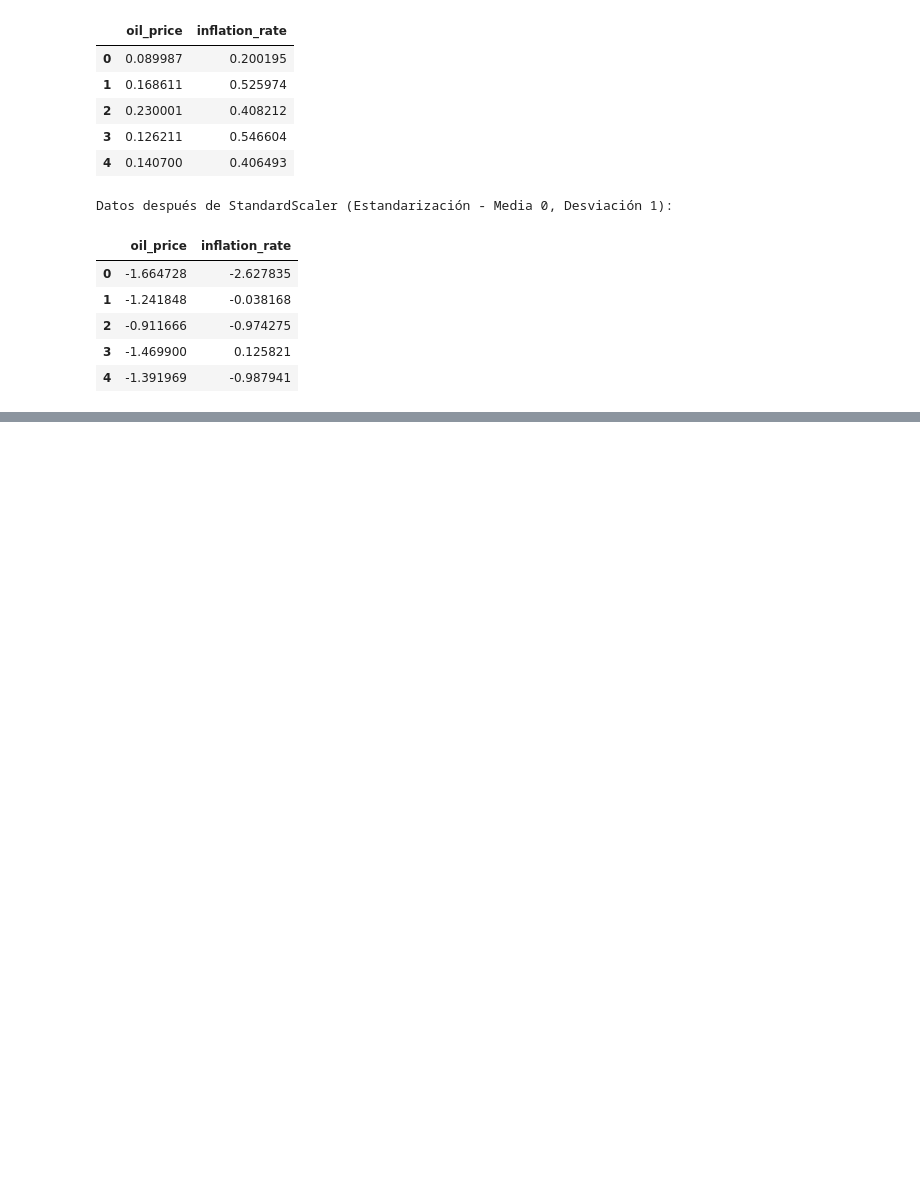
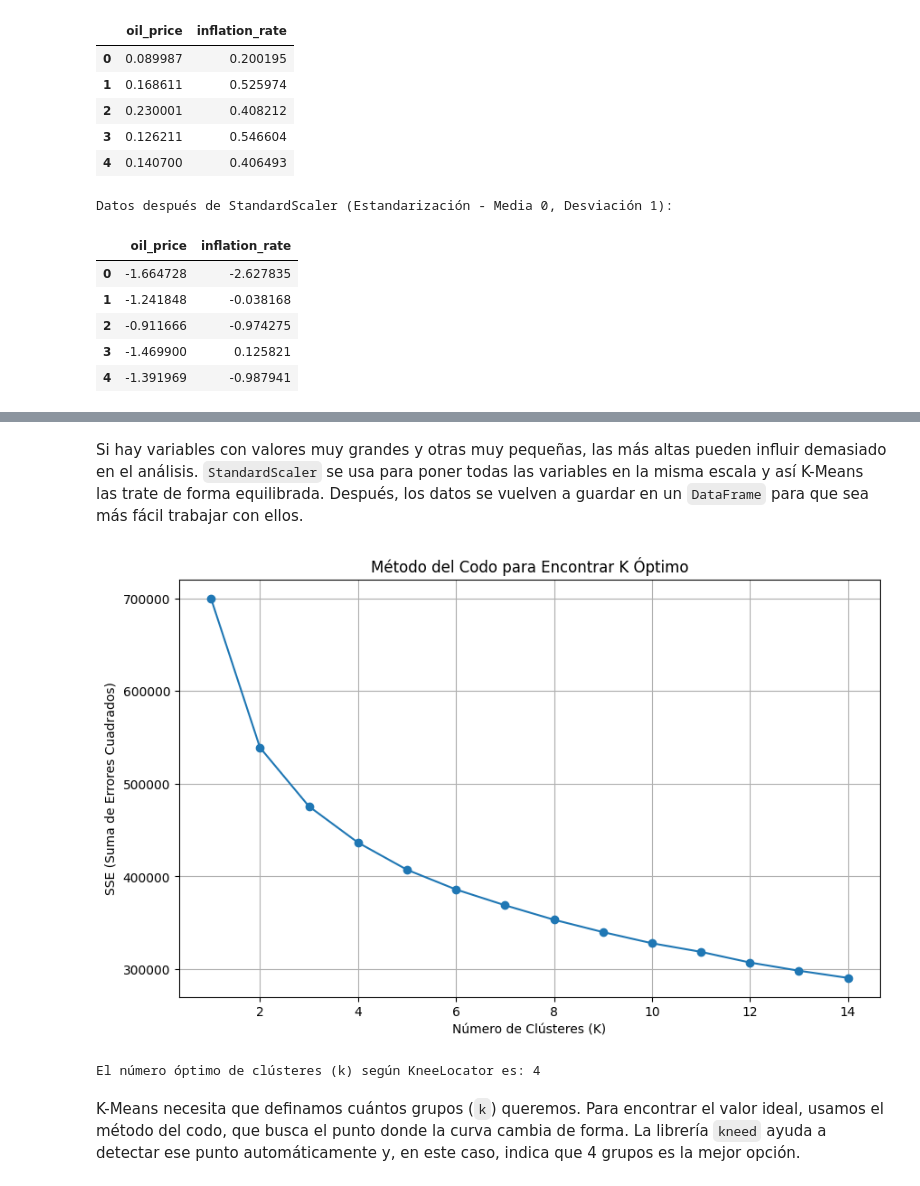
Before and after one commit to Linzdhx/Mineria_datos_covid, a Jupyter notebook: Mineria_datos_covid.ipynb, the cells around one changed output, grey strips where cells are left out. Drawn from its saved outputs; the diff is of its cells as text; code cells hidden in the pictures; blank space fills up the shorter version.

```diff
--- a/Mineria_datos_covid.ipynb
+++ b/Mineria_datos_covid.ipynb
@@ -415,9 +445,0 @@ La columna country ha sido transformada en country_label, donde cada país únic
-# %%
-from sklearn.preprocessing import LabelEncoder
-
-# Si quisiéramos predecir el país (como ejercicio de clasificación)
-le = LabelEncoder()
-df['country_label'] = le.fit_transform(df['country'])
-
-print(f"Clases detectadas: {le.classes_}")
-print(f"Ejemplo de codificación (primeras 5): {df['country_label'].head().values}")
@@ -427,0 +630,10 @@ Ejemplo de codificación (primeras 5): [17 17 17 17 17]
+# %%
+# 2. Normalizar las variables independientes usando StandardScaler
+scaler_kmeans = StandardScaler()
+X_scaled_kmeans = scaler_kmeans.fit_transform(X_kmeans)
+
+# Convertir a DataFrame para mejor manejo, manteniendo los nombres de las columnas
+X_scaled_kmeans_df = pd.DataFrame(X_scaled_kmeans, columns=independent_vars_for_kmeans, index=df.index)
+
+print("Variables independientes escaladas para K-Means:")
+display(X_scaled_kmeans_df.head())
@@ -427,0 +648,37 @@ Ejemplo de codificación (primeras 5): [17 17 17 17 17]
+# %% [markdown]
+Si hay variables con valores muy grandes y otras muy pequeñas, las más altas pueden influir demasiado en el análisis. `StandardScaler` se usa para poner todas las variables en la misma escala y así K-Means las trate de forma equilibrada. Después, los datos se vuelven a guardar en un `DataFrame` para que sea más fácil trabajar con ellos.
+# %%
+# 3. Encontrar el número óptimo de clústeres 'k' usando el Método del Codo (SSE) con KneeLocator
+sse = []
+k_range = range(1, 15) # Probar con 1 a 14 clústeres
+
+for k in k_range:
+    kmeans = KMeans(n_clusters=k, random_state=42, n_init=10) # n_init para reproducibilidad
+    kmeans.fit(X_scaled_kmeans)
+    sse.append(kmeans.inertia_)
+
+# Visualizar el Método del Codo
+plt.figure(figsize=(10, 6))
+plt.plot(k_range, sse, marker='o')
+plt.title('Método del Codo para Encontrar K Óptimo')
+plt.xlabel('Número de Clústeres (K)')
+plt.ylabel('SSE (Suma de Errores Cuadrados)')
+plt.grid(True)
+plt.show()
+
+# Usar KneeLocator para identificar el "codo" automáticamente
+kneelocator = KneeLocator(k_range, sse, S=1.0, curve='convex', direction='decreasing')
+optimal_k = kneelocator.elbow
+
+if optimal_k is None:
+    print("No se pudo encontrar un codo claro automáticamente. Se sugiere revisar la gráfica y elegir K manualmente.")
+    # Fallback a un valor predeterminado si no se encuentra un codo claro
+    optimal_k = 3 # Ejemplo de un valor por defecto
+    print(f"Se usará un k por defecto de {optimal_k} para el análisis.")
+else:
+    print(f"El número óptimo de clústeres (k) según KneeLocator es: {optimal_k}")
+# %% [output]
+[figure, added]
+El número óptimo de clústeres (k) según KneeLocator es: 4
+# %% [markdown]
+K-Means necesita que definamos cuántos grupos (`k`) queremos. Para encontrar el valor ideal, usamos el método del codo, que busca el punto donde la curva cambia de forma. La librería `kneed` ayuda a detectar ese punto automáticamente y, en este caso, indica que 4 grupos es la mejor opción.
```
Also changed, not shown: parts of 98 cells of this notebook.
